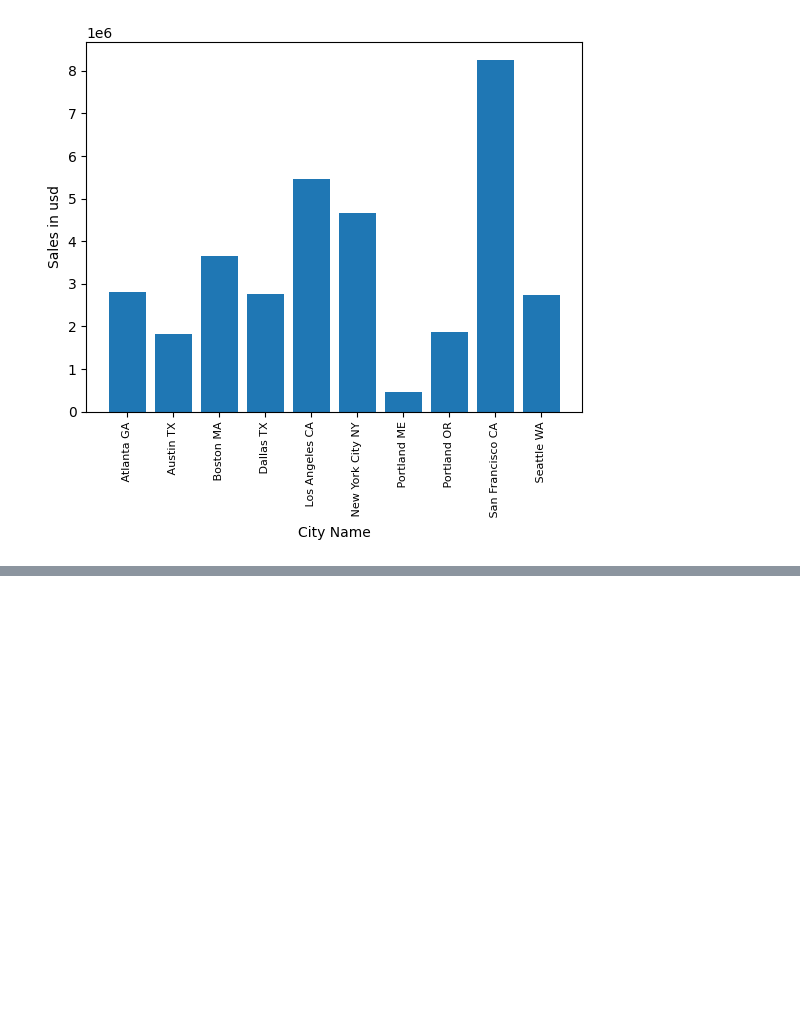
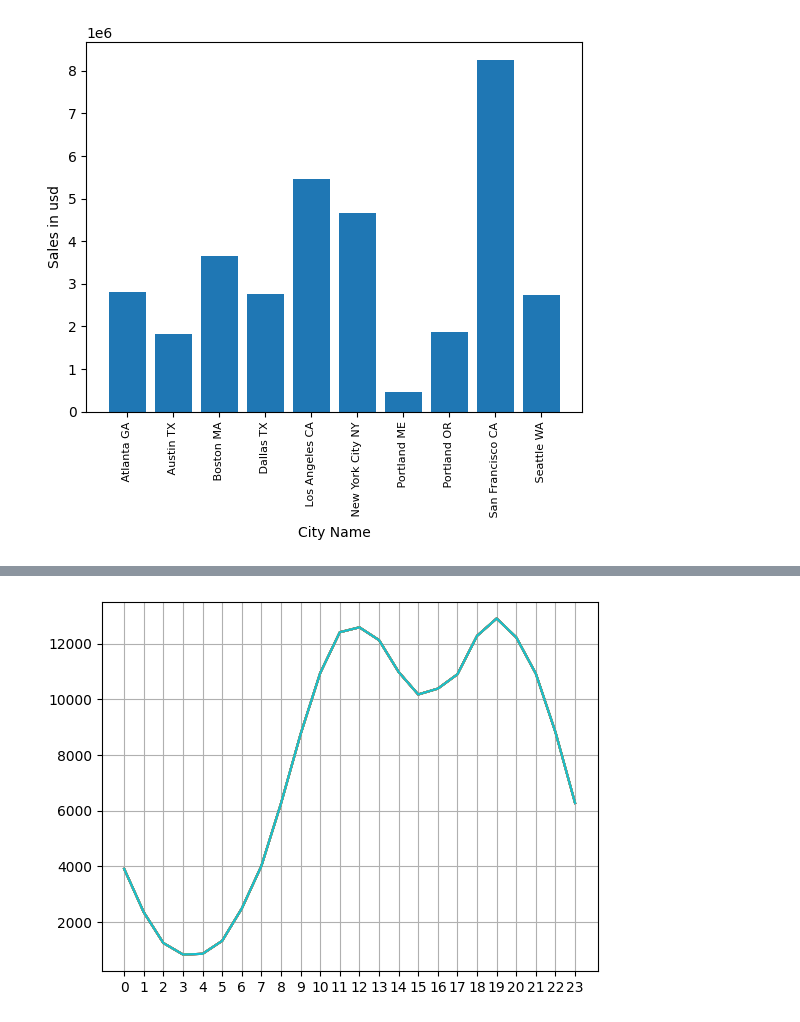
Before and after one commit to Thomas-Parra/sales-data-analysis, a Jupyter notebook: sales_analysis.ipynb, the cells around one changed output, grey strips where cells are left out. Drawn from its saved outputs; the diff is of its cells as text; code cells hidden in the pictures; blank space fills up the shorter version.

```diff
--- a/sales_analysis.ipynb
+++ b/sales_analysis.ipynb
@@ -234,0 +235,4 @@ plt.show()
+# %%
+all_data['Hour'] = all_data['Order Date'].dt.hour
+all_data['Minute'] = all_data['Order Date'].dt.minute
+all_data
@@ -234,0 +253,9 @@ plt.show()
+# %%
+hours = [hour for hour, df in all_data.groupby('Hour')]
+
+plt.plot(hours,all_data.groupby(['Hour']).count())
+plt.xticks(hours)
+plt.grid()
+plt.show()
+# %% [output]
+[figure, added]
```
Also changed, not shown: parts of 9 cells of this notebook.
